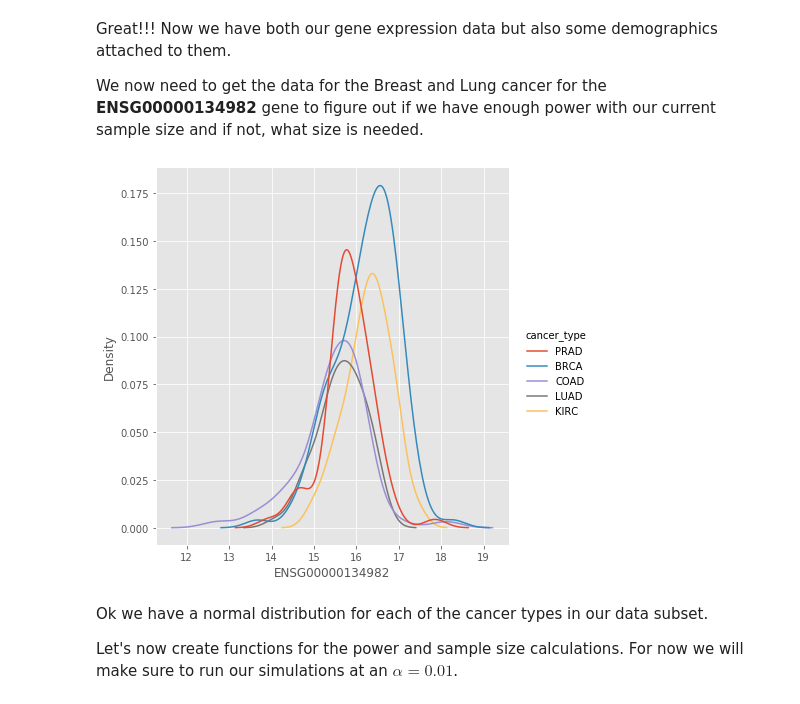
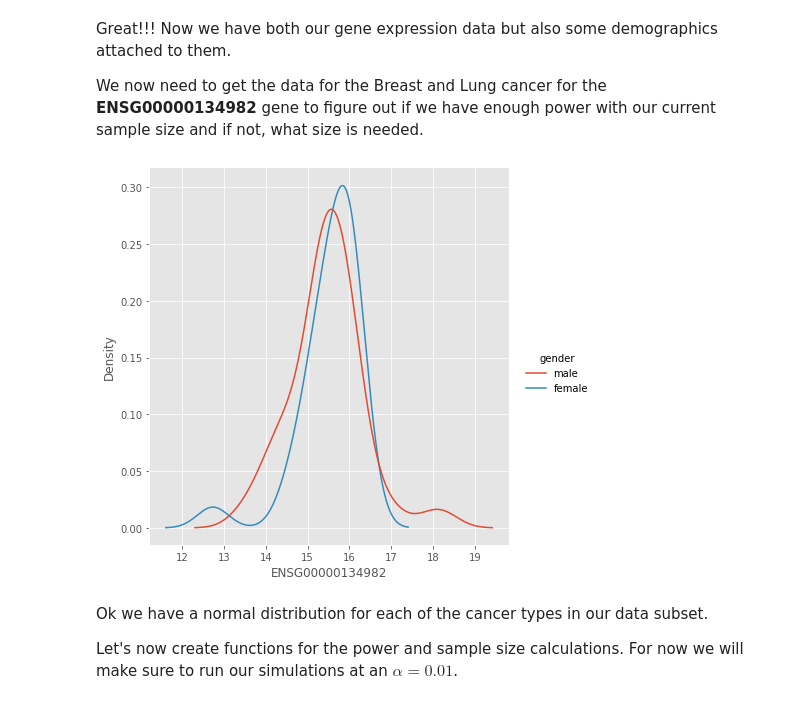
Before and after one commit to fredhutchio/ml-pancancer-example, a Jupyter notebook: Notebook 2 - Intermediate.ipynb, the cells around one changed output. Saved outputs shown, nothing was run; the diff lists cells and outputs as text; code cells hidden in the pictures.

Commit message:
added commetary and changed two sample test to use the new data and test age instead of gene expression.

```diff
--- a/Notebook 2 - Intermediate.ipynb
+++ b/Notebook 2 - Intermediate.ipynb
@@ -698,12 +697,12 @@ Great!!! Now we have both our gene expression data but also some demographics at
 
 We now need to get the data for the Breast and Lung cancer for the **ENSG00000134982** gene to figure out if we have enough power with our current sample size and if not, what size is needed.
 # %%
-sns.displot(data=genes_small_log2, x="ENSG00000134982",
-            hue="cancer_type", kind="kde", height=6)
+sns.displot(data=genes_small_log2.loc[genes_small_log2.cancer_type=='COAD'], x="ENSG00000134982",
+            hue="gender", kind="kde", height=6)
 
 plt.show()
 # %% [output]
-[figure, old version]
+[figure, new version]
 # %% [markdown]
 Ok we have a normal distribution for each of the cancer types in our data subset.
 
```
Also changed, not shown: parts of 5 cells of this notebook.
